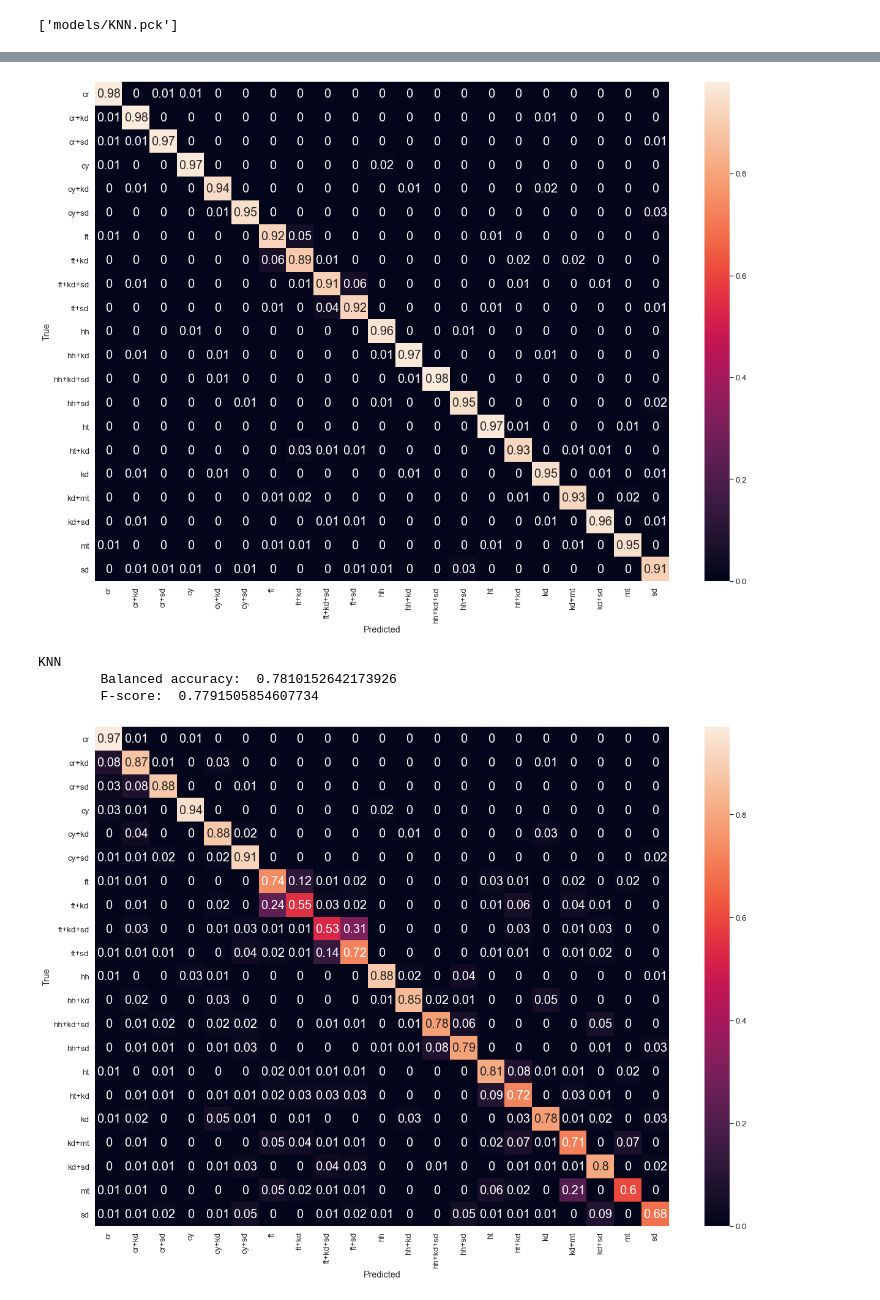
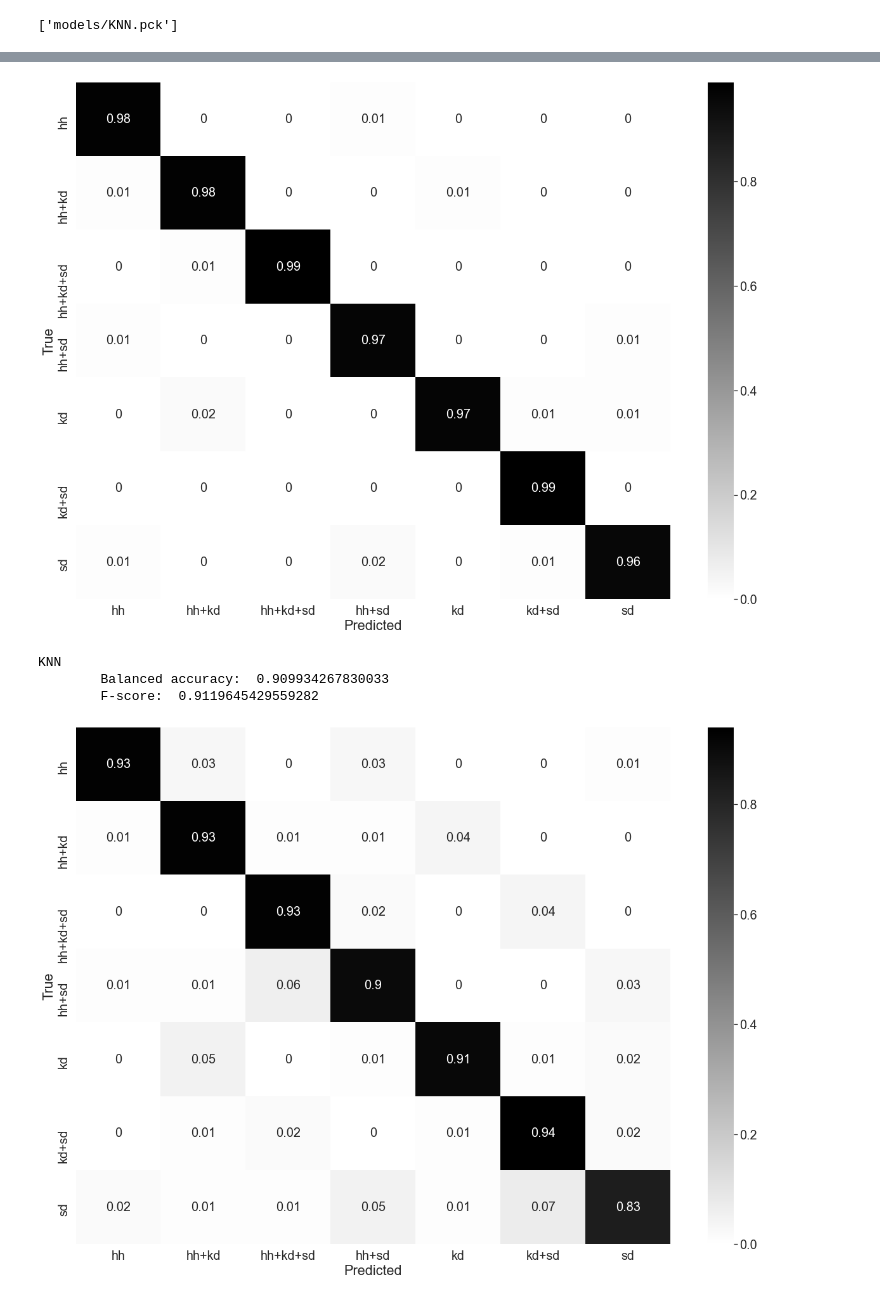
Before and after one commit to MaciAC/tfg_DrumsAssessment, a Jupyter notebook: Classifier_training.ipynb, the cells around one changed output, grey strips where cells are left out. Cells and saved outputs as stored; diff of their text form; code cells hidden in the pictures.

```diff
--- a/Classifier_training.ipynb
+++ b/Classifier_training.ipynb
@@ -51,10 +51,12 @@ for key in data_aux:
 data = pd.concat(li, axis=0, ignore_index=True)
 
 instrument_list = np.unique(data['instrument'].to_numpy()).tolist()
-#simplest_drumset = ['hh', 'hh+kd', 'hh+kd+sd', 'hh+sd', 'kd', 'kd+sd', 'sd']
+simplest_drumset = ['hh', 'hh+kd', 'hh+kd+sd', 'hh+sd', 'kd', 'kd+sd', 'sd']
 
+res = data[data.instrument.isin(simplest_drumset)].reset_index()
 
-data_modif = data.copy()
+data_modif = res.copy()
+
 current_list = np.unique(data_modif['instrument'].to_numpy()).tolist()
 
 data_modif['Dataset_Instrument'] = data_modif['Dataset'] + '::' + data_modif['instrument']
@@ -75,7 +77,7 @@ joblib.dump(min_max_scaler, 'models/minmax.pck')
 joblib.dump(std_scaler, 'models/std_scaler.pck')
 
 # separate label from data
-y = data_modif.instrument
+y = data_modif['instrument']
 
 
 print('NaNs in the dataframe: ',data_modif.isnull().sum().sum())#sums a matrix of True/False values obtained by checking if each value is Nan
@@ -138,7 +140,7 @@ for y_pred in [y_pred_svc, y_pred_knn]:
     print('\tBalanced accuracy: ', metric.balanced_accuracy_score(y_test, y_pred))
     print('\tF-score: ', metric.f1_score(y_test, y_pred, average = 'weighted'), '\n')
     le = preprocessing.LabelEncoder()
-    classes = np.unique(data.instrument)
+    classes = np.unique(np.concatenate([np.unique(y_pred), np.unique(y_test)]))
     data_modif.instrument = le.fit_transform(data_modif.instrument.astype(str))
     values_list = range(len(classes))
     zip_iterator = zip(classes, values_list)
@@ -147,8 +149,8 @@ for y_pred in [y_pred_svc, y_pred_knn]:
     conf_mat.index.name = 'True'
     conf_mat.columns.name = 'Predicted'
     plt.figure(figsize = (21,15))
-    sns.set(font_scale = 1.2)
-    sns.heatmap(conf_mat, annot_kws = {"size": 20}, annot = True);
+    sns.set(font_scale = 1.8)
+    sns.heatmap(conf_mat, annot_kws = {"size": 20}, annot = True, cmap='gist_yarg');
     plt.show()
     i = i +1
 # %% [output]
@@ -158,5 +160,5 @@ SVC
-[figure, old version]
+[figure, new version]
 KNN
-        Balanced accuracy:  0.7810152642173926
-        F-score:  0.7791505854607734
+        Balanced accuracy:  0.909934267830033
+        F-score:  0.9119645429559282
-[figure, old version]
+[figure, new version]
```
Also changed, not shown: parts of 3 cells of this notebook, 4 other files.
